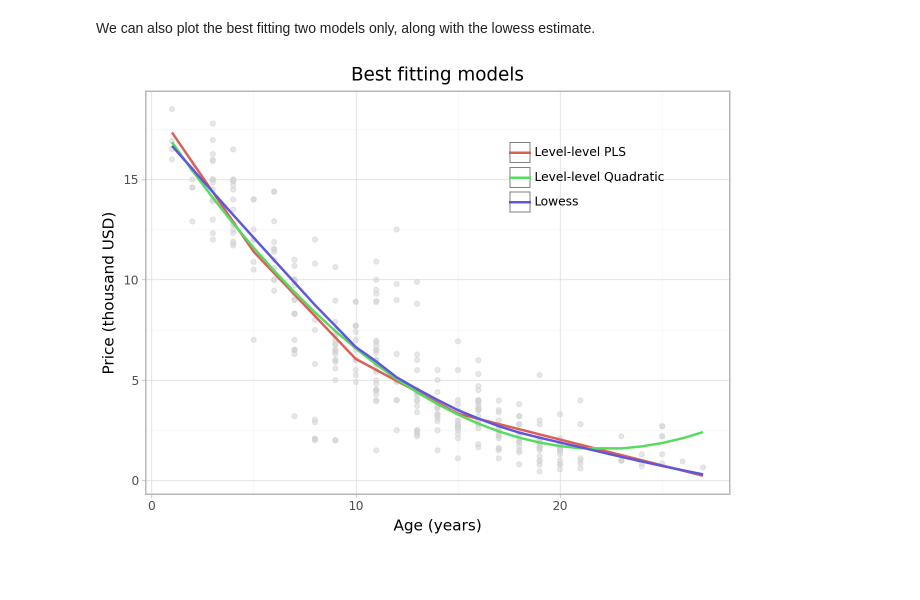
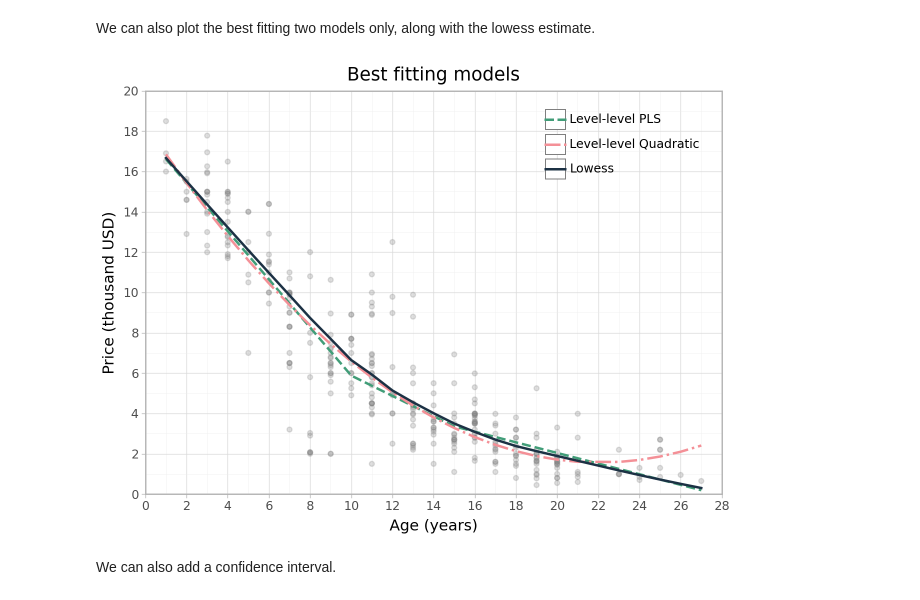
Before and after one commit to marton-nagy-marton/Coding1_assignment1, a Jupyter notebook: Matyas_Kovacs-Marton_Nagy_Coding1_HA1.ipynb, the cells around one changed output. Drawn from its saved outputs; the diff is of its cells as text; code cells hidden in the pictures; blank space fills up the shorter version.

```diff
--- a/Matyas_Kovacs-Marton_Nagy_Coding1_HA1.ipynb
+++ b/Matyas_Kovacs-Marton_Nagy_Coding1_HA1.ipynb
@@ -140,6 +140,8 @@ We shall also take a look at the log transformed distributions and summary stati
 # %%
 raw['ln_price'] = np.log(raw['price'])
 raw['ln_age'] = np.log(raw['age'])
+raw['age_sq'] = np.power(raw['age'],2)
+raw['ln_age_sq'] = np.power(raw['ln_age'],2)
 # %%
 raw[['ln_price','ln_age']].describe(percentiles=[0.05,0.25, 0.5, 0.75, 0.95]).T.applymap(lambda x: format(x, '.2f'))
 # %% [output]
@@ -515,8 +527,6 @@ def lspline(series: pd.Series, knots: List[float]) -> np.array:
 Next, we calculate 12 regressions, 4 simple linear, 4 quadratic and 4 PLS ones. Each type of regression is estimated in all possible log-transformation specification. PLS models are estimated with knots at 10 and 15 years, a choice based on the lowess estimates. We use robust standard errors (HC0).
 # %%
 regs = []
-chicago['age_sq'] = np.power(chicago['age'],2)
-chicago['ln_age_sq'] = np.power(chicago['ln_age'],2)
 regs.append(smf.ols(formula='price~age',data=chicago).fit(cov_type = 'HC0'))
 regs.append(smf.ols(formula='price~ln_age',data=chicago).fit(cov_type = 'HC0'))
 regs.append(smf.ols(formula='ln_price~age',data=chicago).fit(cov_type = 'HC0'))
@@ -668,21 +739,39 @@ We can also plot the best fitting two models only, along with the lowess estimat
 # %%
 (
     ggplot(pred_df.melt(id_vars='age').query("variable.str.contains('Level-level PLS|Level-level Quadratic|Lowess')"))
-    + aes(x = 'age', y = 'value', color = 'variable')
+    #+ aes(x = 'age', y = 'value', color = 'variable', linetype = 'variable')
     + geom_point(
         aes(x = 'age', y = 'price'),
         data = chicago,
-        color = 'lightgrey',
-        alpha = 0.5
+        color = 'grey',
+        alpha = 0.25
     )
-    + geom_line(size = 1)
+    + geom_line(aes(x = 'age', y = 'value', color = 'variable', linetype = 'variable'), size = 1)
+    + scale_color_manual(
+        values=['#419D78', '#F49097', '#1C3144'],
+        labels=['Level-level PLS','Level-level Quadratic', 'Lowess']
+    )
+    + scale_linetype_manual(
+        values=['--', '-.', '-'],
+        labels=['Level-level PLS','Level-level Quadratic', 'Lowess']
+    )
+    + scale_x_continuous(expand=(0, 0),
+                         limits=(0, 28),
+                         breaks=np.arange(0,29,2)
+                        )
+    + scale_y_continuous(expand=(0, 0),
+                         limits = (0,20),
+                         breaks=np.arange(0,21,2)
+                        )
     + theme_light()
     + theme(
-        legend_position=(0.85, 0.85),
+        legend_position=(0.95, 0.95),
         legend_title=element_blank(),
         legend_background=element_blank(),
     )
     + labs(x = 'Age (years)', y = 'Price (thousand USD)', title = 'Best fitting models')
 )
 # %% [output]
-[figure, old version]
+[figure, new version]
+# %% [markdown]
+We can also add a confidence interval.
```
Also changed, not shown: parts of 25 cells of this notebook.
